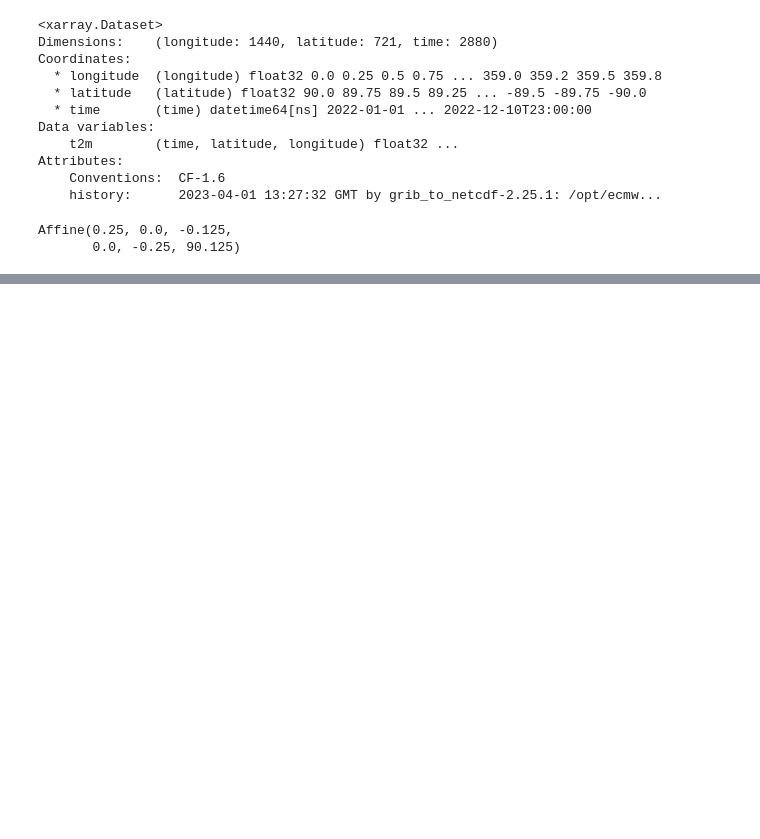
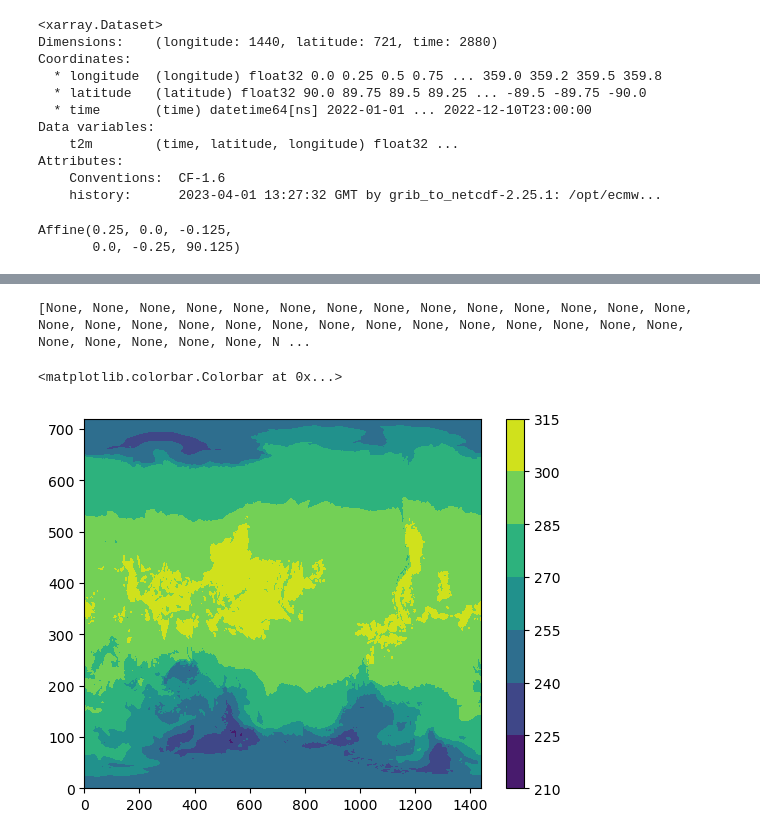
Before and after one commit to adisaljusi/copernicus-climate, a Jupyter notebook: reanalysis/2m-temperature/2m-temperature-usa.ipynb, the cells around one changed output, grey strips where cells are left out. Drawn from its saved outputs; the diff is of its cells as text; code cells hidden in the pictures; blank space fills up the shorter version.

```diff
--- a/reanalysis/2m-temperature/2m-temperature-usa.ipynb
+++ b/reanalysis/2m-temperature/2m-temperature-usa.ipynb
@@ -56,0 +112,11 @@ Affine(0.25, 0.0, -0.125,
+# %%
+f = [x['mean'] for x in stats]
+print(f)
+# %% [output]
+[None, None, None, None, None, None, None, None, None, None, None, None, None, None, None, None, None, None, None, None, None, None, None, None, None, None, None, None, None, None, None, None, None, N ...
+# %%
+plt.contourf(cds_dataset['t2m'][0,:,:])
+plt.colorbar()
+# %% [output]
+<matplotlib.colorbar.Colorbar at 0x...>
+[figure, added]
```
Also changed, not shown: parts of 6 cells of this notebook, 2 other files.
